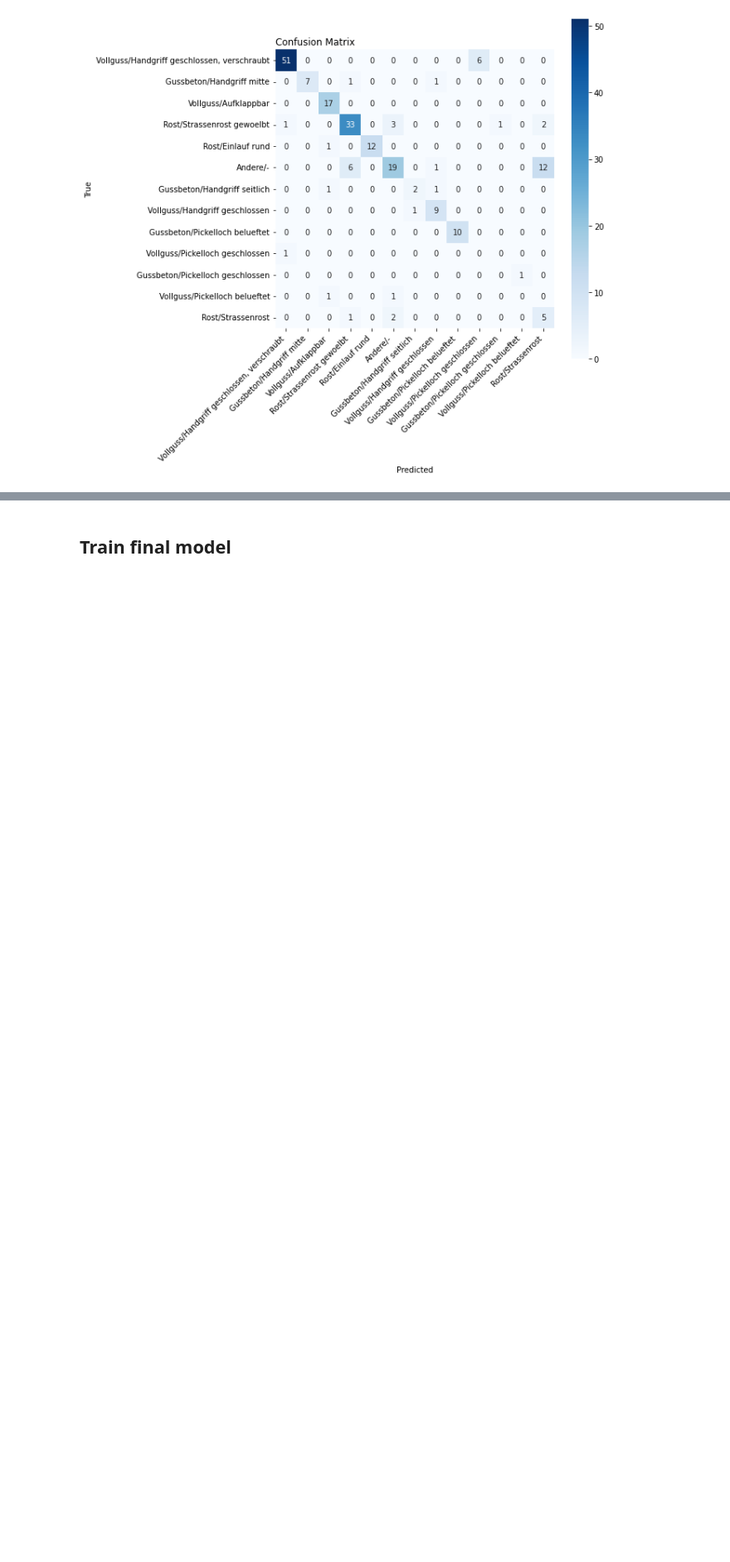
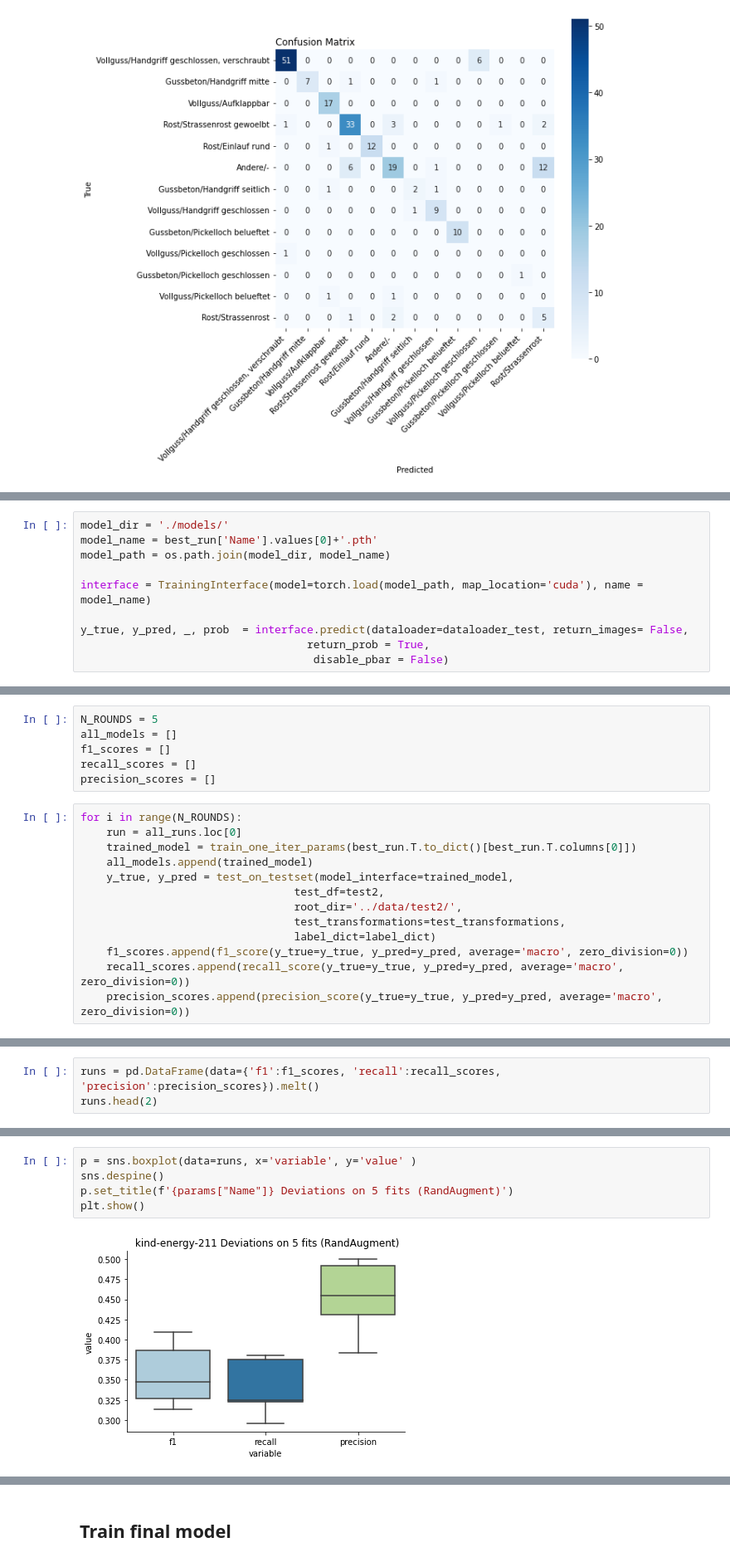
Before and after one commit to FiratSaritas/manhole-cover-classification, a Jupyter notebook: model/analyze_topn.ipynb, the cells around one changed output, grey strips where cells are left out. Shown at 83% size. Saved outputs shown, nothing was run; the diff lists cells and outputs as text; blank space fills up the shorter version.

Commit message:
Add further investigation of top-n model

```diff
--- a/model/analyze_topn.ipynb
+++ b/model/analyze_topn.ipynb
@@ -396,0 +584,10 @@ EvaluationPlots.plot_confusion_matrix(y_true, y_pred,
+# %%
+model_dir = './models/'
+model_name = best_run['Name'].values[0]+'.pth'
+model_path = os.path.join(model_dir, model_name)
+
+interface = TrainingInterface(model=torch.load(model_path, map_location='cuda'), name = model_name)
+
+y_true, y_pred, _, prob  = interface.predict(dataloader=dataloader_test, return_images= False,
+                                   return_prob = True,
+                                    disable_pbar = False)
@@ -396,0 +598,19 @@ EvaluationPlots.plot_confusion_matrix(y_true, y_pred,
+# %%
+N_ROUNDS = 5
+all_models = []
+f1_scores = []
+recall_scores = []
+precision_scores = []
+# %%
+for i in range(N_ROUNDS):
+    run = all_runs.loc[0]
+    trained_model = train_one_iter_params(best_run.T.to_dict()[best_run.T.columns[0]])
+    all_models.append(trained_model)
+    y_true, y_pred = test_on_testset(model_interface=trained_model,
+                                 test_df=test2,
+                                 root_dir='../data/test2/',
+                                 test_transformations=test_transformations,
+                                 label_dict=label_dict)
+    f1_scores.append(f1_score(y_true=y_true, y_pred=y_pred, average='macro', zero_division=0))
+    recall_scores.append(recall_score(y_true=y_true, y_pred=y_pred, average='macro', zero_division=0))
+    precision_scores.append(precision_score(y_true=y_true, y_pred=y_pred, average='macro', zero_division=0))
@@ -396,0 +628,3 @@ EvaluationPlots.plot_confusion_matrix(y_true, y_pred,
+# %%
+runs = pd.DataFrame(data={'f1':f1_scores, 'recall':recall_scores, 'precision':precision_scores}).melt()
+runs.head(2)
@@ -396,0 +639,7 @@ EvaluationPlots.plot_confusion_matrix(y_true, y_pred,
+# %%
+p = sns.boxplot(data=runs, x='variable', y='value' )
+sns.despine()
+p.set_title(f'{params["Name"]} Deviations on 5 fits (RandAugment)')
+plt.show()
+# %% [output]
+[figure, added]
```
Also changed, not shown: parts of 34 cells of this notebook.
